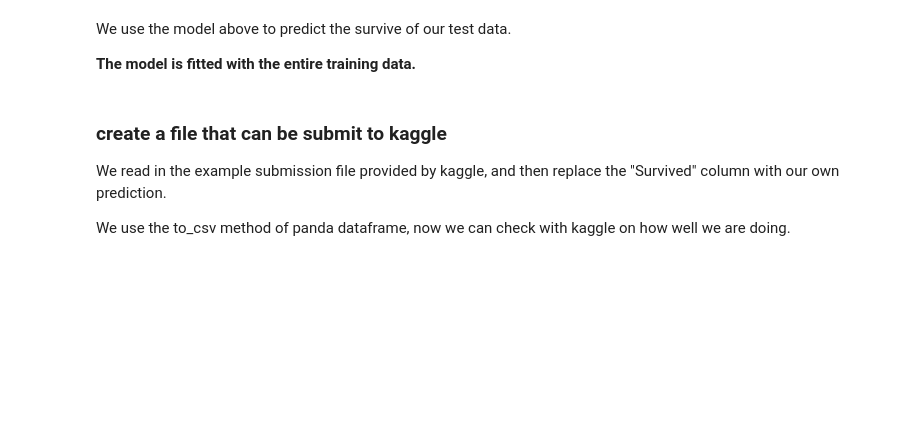
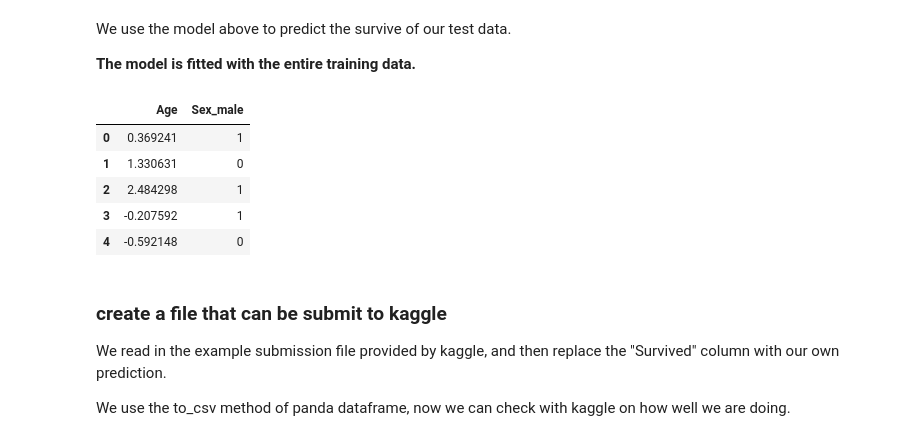
Before and after one commit to dtamayo/MachineLearning, a Jupyter notebook: Day2/titanic_svm.ipynb, the cells around one changed output. Cells and saved outputs as stored; diff of their text form; code cells hidden in the pictures; blank space fills up the shorter version.

```diff
--- a/Day2/titanic_svm.ipynb
+++ b/Day2/titanic_svm.ipynb
@@ -255,7 +255,7 @@ We want to get the features from the test data, and scale our age feature **the
 # %%
 #generate our new feature
 X_test=test_data[feature_cols]
-X_test['Age']=(X_test['Age']-X['Age'].median())/X['Age'].std()
+X_test['Age']=(X_test['Age']-data['Age'].median())/data['Age'].std()
 # %% [output]
 A value is trying to be set on a copy of a slice from a DataFrame.
 Try using .loc[row_indexer,col_indexer] = value instead
@@ -268,6 +268,14 @@ We use the model above to predict the survive of our test data.
 **The model is fitted with the entire training data.**
 # %%
 y_pred=model.predict(X_test)
+X_test.head()
+# %% [output]
+|  | Age | Sex_male |
+| 0 | 0.369241 | 1 |
+| 1 | 1.330631 | 0 |
+| 2 | 2.484298 | 1 |
+| 3 | -0.207592 | 1 |
+| 4 | -0.592148 | 0 |
 # %% [markdown]
 ### create a file that can be submit to kaggle
 We read in the example submission file provided by kaggle, and then replace the "Survived" column with our own prediction.
```
Also changed, not shown: parts of 4 cells of this notebook, 1 other file.
